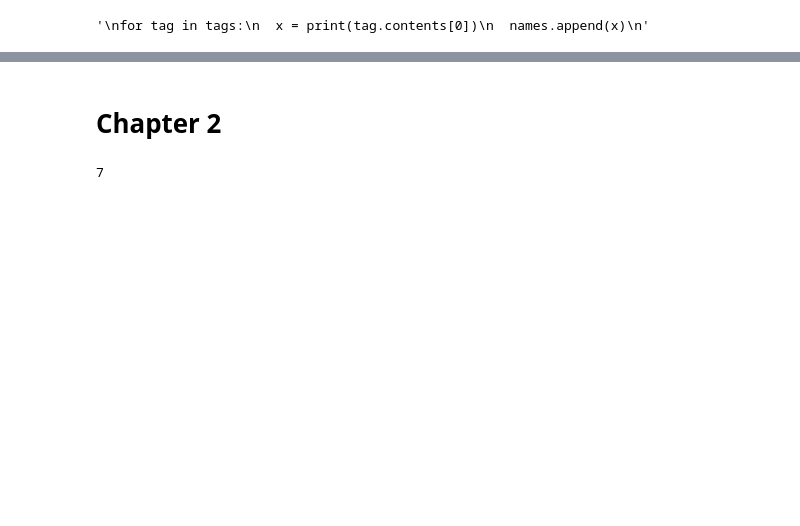
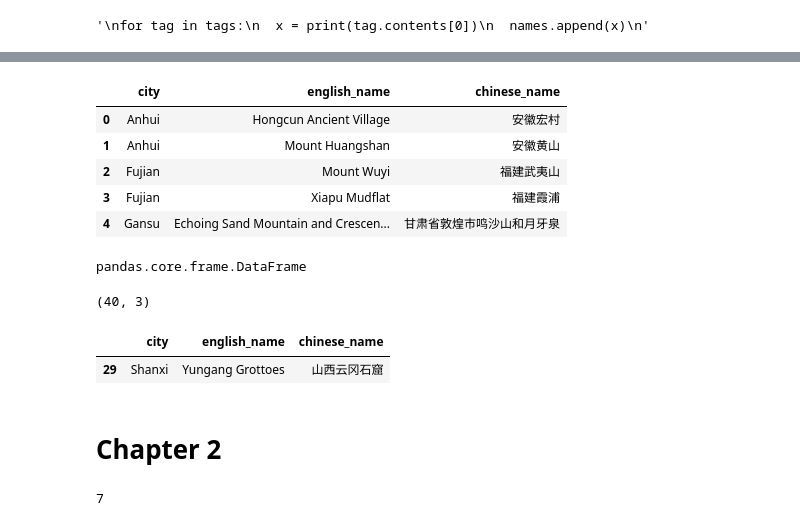
Before and after one commit to Dennieeeee/100-Days-of-Code, a Jupyter notebook: 爬虫.ipynb, the cells around one changed output, grey strips where cells are left out. Cells and saved outputs as stored; diff of their text form; code cells hidden in the pictures; blank space fills up the shorter version.

```diff
--- a/爬虫.ipynb
+++ b/爬虫.ipynb
@@ -64,0 +85,21 @@ random.choice(words)
+# %%
+df1=df1.rename(columns={'chi':'chinese_name'})
+# %%
+# convert all column names to lower case
+df1.rename(columns=lambda x:x.lower(), inplace=True)
+df1.head()
+# %% [output]
+|  | city | english_name | chinese_name |
+| 0 | Anhui | Hongcun Ancient Village | 安徽宏村 |
+| 1 | Anhui | Mount Huangshan | 安徽黄山 |
+| 2 | Fujian | Mount Wuyi | 福建武夷山 |
+| 3 | Fujian | Xiapu Mudflat | 福建霞浦 |
+| 4 | Gansu | Echoing Sand Mountain and Crescen... | 甘肃省敦煌市鸣沙山和月牙泉 |
+# %%
+type(df1)
+# %% [output]
+pandas.core.frame.DataFrame
+# %%
+df1.shape
+# %% [output]
+(40, 3)
@@ -65,3 +108,9 @@ random.choice(words)
+# %%
+# randomly select a row
+df1.sample()
+# %% [output]
+|  | city | english_name | chinese_name |
+| 29 | Shanxi | Yungang Grottoes | 山西云冈石窟 |
 # %% [markdown]
 # Chapter 2
 # %%
```
Also changed, not shown: parts of 32 cells of this notebook.
